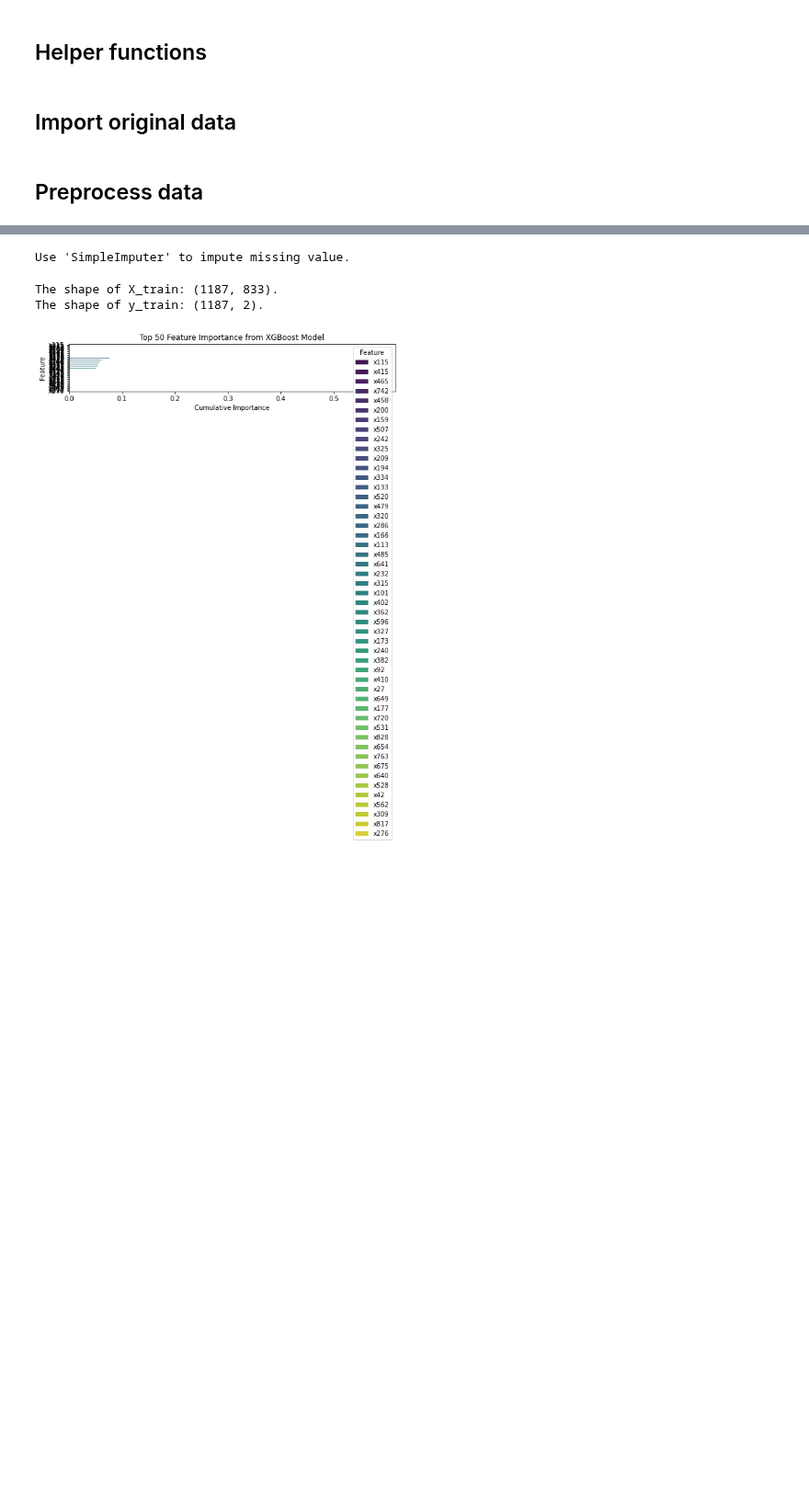
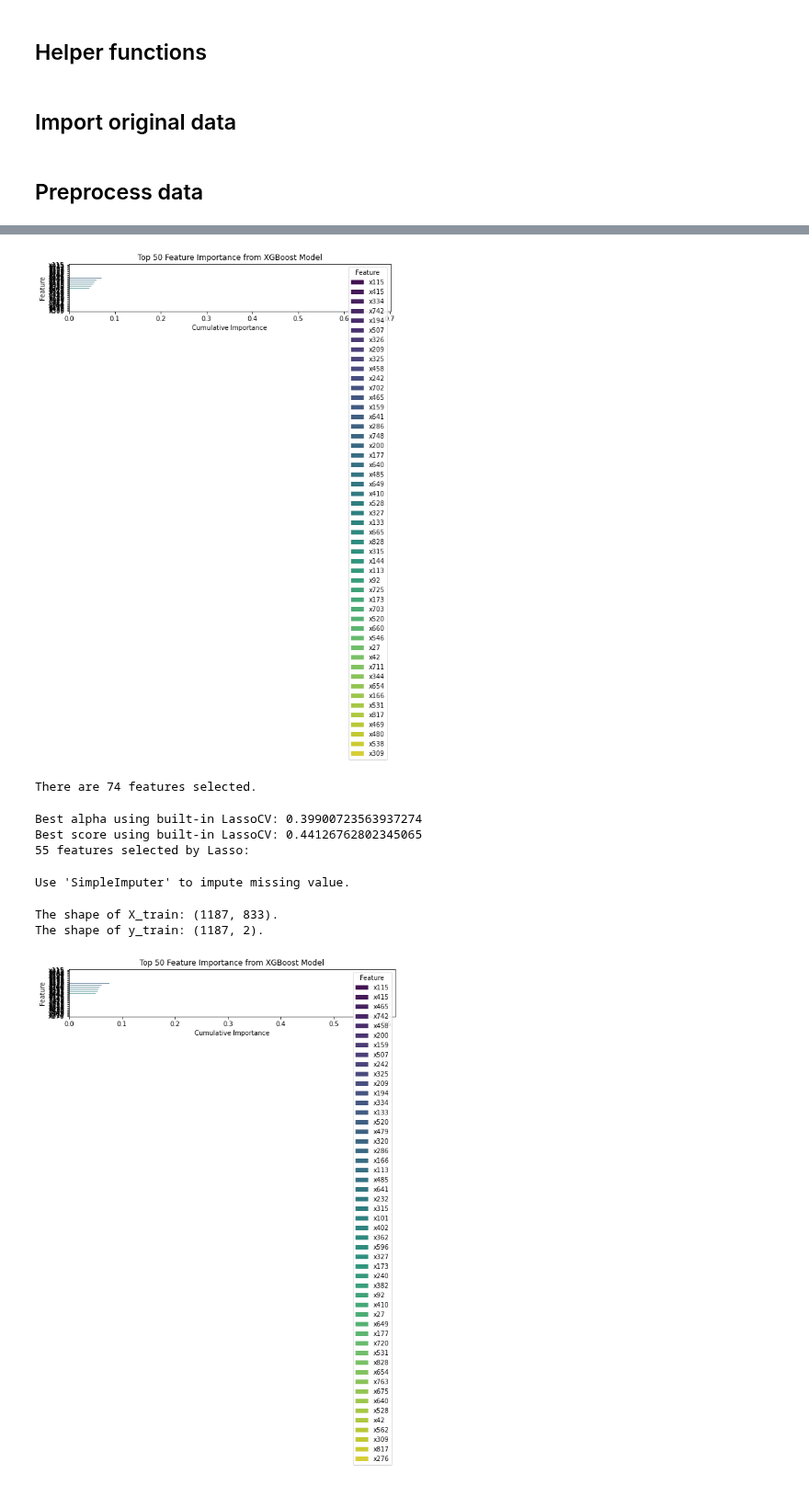
Before and after one commit to giantstinray/ETH_AML, a Jupyter notebook: Project_1_brain_age_prediction/main.ipynb, the cells around one changed output, grey strips where cells are left out. Shown at 92% size. Cells and saved outputs as stored; diff of their text form; code cells hidden in the pictures; blank space fills up the shorter version.

```diff
--- a/Project_1_brain_age_prediction/main.ipynb
+++ b/Project_1_brain_age_prediction/main.ipynb
@@ -402 +462,54 @@ sample = pd.read_csv("sample.csv")
+# %%
+# Compute feature importance using XGBoost
+xgb_importance = xgb_feature_importance(
+    n_estimators=200,
+    early_stopping_rounds=5,
+    X_train=X_train_final,
+    y_train=y_train_final,
+    n_splits=10,
+    eval_metric='rmse',
+    verbose=True,
+)
+
+# Select important features based on the chosen criteria
+X_train_selected, X_test_selected = xgb_feature_select(
+    xgb_importance,
+    X_train_final,
+    X_test_imputed,
+    adjust=2,
+    criteria='mean',
+    verbose=True,
+)
+# %% [output]
+[figure, added]
+There are 74 features selected.
+# %%
+# Feature selection using LASSO
+
+# Step 1: Scale Features
+scaler = StandardScaler()
+X_train_scaled = scaler.fit_transform(X_train_final)
+
+# Step 2: Perform LassoCV for Automatic Feature Selection
+# LassoCV performs cross-validated selection of the regularization parameter (alpha)
+lasso = LassoCV(cv=5, random_state=0, max_iter=10000)
+lasso.fit(X_train_scaled, y_train_final)
+
+# Best alpha and model score
+print("Best alpha using built-in LassoCV:", lasso.alpha_)
+print("Best score using built-in LassoCV:", lasso.score(X_train_scaled, y_train_final))
+
+# Step 3: Extract and Print Selected Features
+# Coefficients close to zero will be dropped
+coefficients = lasso.coef_
+selected_features = np.where(coefficients != 0)[0]
+
+print(f"{len(selected_features)} features selected by Lasso:")
+
+# Step 4: Create New Training Data with Only Selected Features
+X_train_selected = X_train_final.iloc[:, selected_features]
+# %% [output]
+Best alpha using built-in LassoCV: 0.39900723563937274
+Best score using built-in LassoCV: 0.44126762802345065
+55 features selected by Lasso:
 # %%
```
Also changed, not shown: parts of 4 cells of this notebook, 9 other files.
